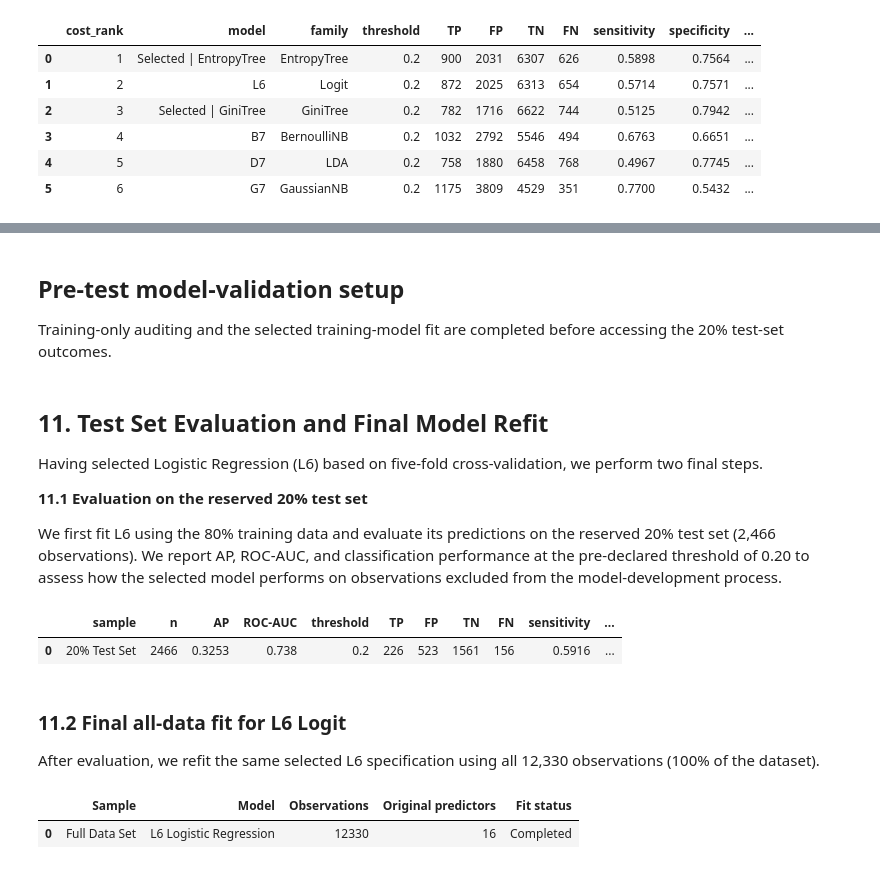
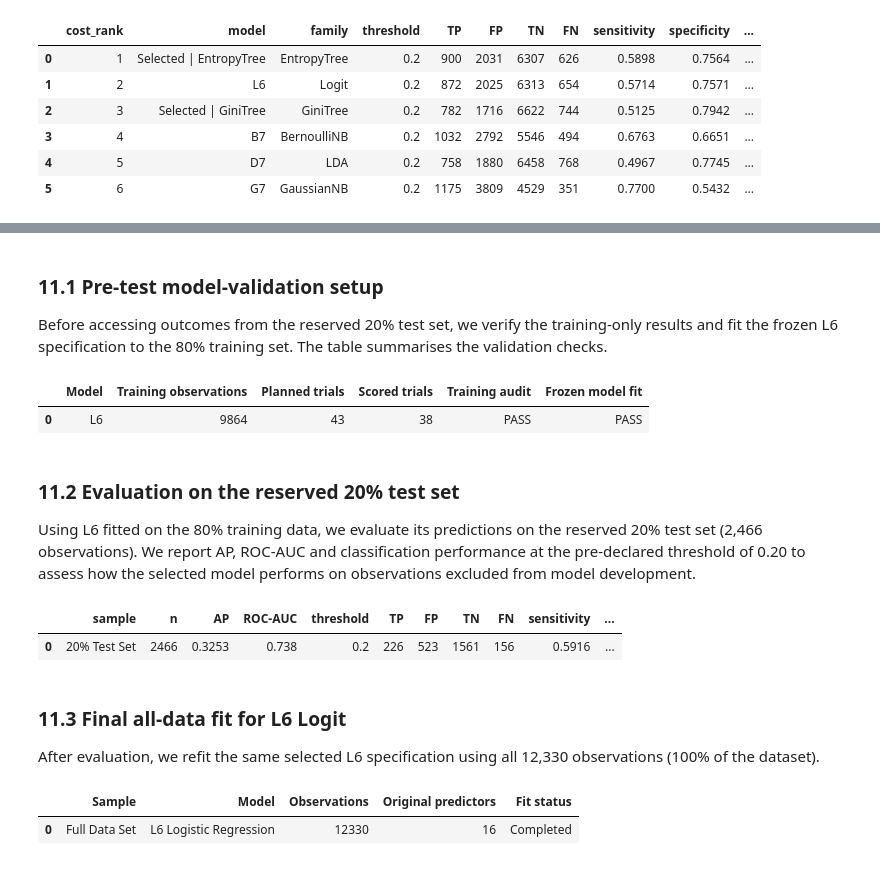
Before and after one commit to lyd-sg/Statistical-Learning, a Jupyter notebook: online_shoppers_analysis.ipynb, the cells around one changed output, grey strips where cells are left out. Cells and saved outputs as stored; diff of their text form; code cells hidden in the pictures.

Commit message:
docs: move 10.2 interpretation after table and number pre-test validation

```diff
--- a/online_shoppers_analysis.ipynb
+++ b/online_shoppers_analysis.ipynb
@@ -1942,7 +1946,7 @@ assert all(int(w[k])==int(ref[k]) for k in ['TP','FP','TN','FN'])
 # %% [markdown]
-## Pre-test model-validation setup
+### 11.1 Pre-test model-validation setup
 
-Training-only auditing and the selected training-model fit are completed before accessing the 20% test-set outcomes.
+Before accessing outcomes from the reserved 20% test set, we verify the training-only results and fit the frozen L6 specification to the 80% training set. The table summarises the validation checks.
 # %%
 ATTEMPTS_DF=pd.DataFrame(ATTEMPTS)
 # Check numerical results and the sequential selection decisions.
@@ -2020,41 +2024,51 @@ def validate_fitted_model(model,X,description):
     numbers=[np.asarray(getattr(estimator,k),dtype=float)
         for k in ('coef_','intercept_','theta_','var_','class_prior_','feature_log_prob_','means_','priors_')
         if hasattr(estimator,k)]
     if isinstance(estimator,DecisionTreeClassifier):
         numbers=[np.asarray(estimator.tree_.impurity,float),
                  np.asarray(estimator.tree_.value,float),
                  np.asarray(estimator.tree_.threshold[estimator.tree_.feature>=0],float)]
     if not numbers or not all(np.isfinite(a).all() for a in numbers):
         raise RuntimeError(f'{description}: finite parameter audit failed')
     sample=model.predict_proba(X)[:,1]
     if not np.isfinite(sample).all() or ((sample<0)|(sample>1)).any():
         raise RuntimeError(f'{description}: invalid probability output')
     design=actual.named_steps['pre'].transform(X)
     n_cols=int(design.shape[1])
     rank=int(np.linalg.matrix_rank(design[:min(3000,len(design))]))
     max_coef=(float(np.max(np.abs(estimator.coef_))) if hasattr(estimator,'coef_') else None)
     return {'description':description,'finite_parameters':True,
             'encoded_columns':n_cols,'sample_design_rank':rank,
             'max_absolute_coefficient':max_coef,
             'probability_min':float(sample.min()),'probability_max':float(sample.max()),
             'chosen_inner_CV_params':model.best_params_ if isinstance(model,GridSearchCV) else {}}
 
 SELECTED_TRAIN_MODEL=(tree_pipeline(WINNER_FAMILY,WINNER_CONFIG['ccp_alpha'],SAFE)
     if WINNER_FAMILY in TREE_FAMILIES else build_model(WINNER_FAMILY,WINNER_CONFIG,SAFE))
 with warnings.catch_warnings(record=True) as train_warnings:
     warnings.simplefilter('always')
     SELECTED_TRAIN_MODEL.fit(Xtr[SAFE],ytr)
 TRAIN_AUDIT=validate_fitted_model(SELECTED_TRAIN_MODEL,Xtr[SAFE],'Frozen training fit')
 if any(issubclass(w.category,ConvergenceWarning) for w in train_warnings):
     raise RuntimeError('Frozen training fit convergence warning; inspect before external claims')
+
+# Summarise verified training results and the fitted model.
+PRETEST_VALIDATION_TABLE=pd.DataFrame([{
+    'Model':WINNER_DISPLAY,
+    'Training observations':len(ytr),
+    'Planned trials':TRAINING_AUDIT['planned_trial_ids'],
+    'Scored trials':TRAINING_AUDIT['scored_family_trials'],
+    'Training audit':TRAINING_AUDIT['status'],
+    'Frozen model fit':'PASS' if TRAIN_AUDIT['finite_parameters'] else 'FAIL'
+}])
+display(PRETEST_VALIDATION_TABLE)
+# %% [output]
+|  | Model | Training observations | Planned trials | Scored trials | Training audit | Frozen model fit |
+| 0 | L6 | 9864 | 43 | 38 | PASS | PASS |
-# %% [markdown]
-## 11. Test Set Evaluation and Final Model Refit
-
-Having selected Logistic Regression (L6) based on five-fold cross-validation, we perform two final steps.
-
-**11.1 Evaluation on the reserved 20% test set**
-
-We first fit L6 using the 80% training data and evaluate its predictions on the reserved 20% test set (2,466 observations). We report AP, ROC-AUC, and classification performance at the pre-declared threshold of 0.20 to assess how the selected model performs on observations excluded from the model-development process.
+# %% [markdown]
+### 11.2 Evaluation on the reserved 20% test set
+
+Using L6 fitted on the 80% training data, we evaluate its predictions on the reserved 20% test set (2,466 observations). We report AP, ROC-AUC and classification performance at the pre-declared threshold of 0.20 to assess how the selected model performs on observations excluded from model development.
 # %%
 # Do not access any holdout outcome until the winner, the threshold t* and the training refit
 # are fully frozen above.
@@ -2079,7 +2093,7 @@ display(pd.DataFrame([{'sample':'20% Test Set',
 |  | sample | n | AP | ROC-AUC | threshold | TP | FP | TN | FN | sensitivity | ... |
 | 0 | 20% Test Set | 2466 | 0.3253 | 0.738 | 0.2 | 226 | 523 | 1561 | 156 | 0.5916 | ... |
 # %% [markdown]
-### 11.2 Final all-data fit for L6 Logit
+### 11.3 Final all-data fit for L6 Logit
 
 After evaluation, we refit the same selected L6 specification using all 12,330 observations (100% of the dataset).
 # %%
```
Also changed, not shown: parts of 3 cells of this notebook.
